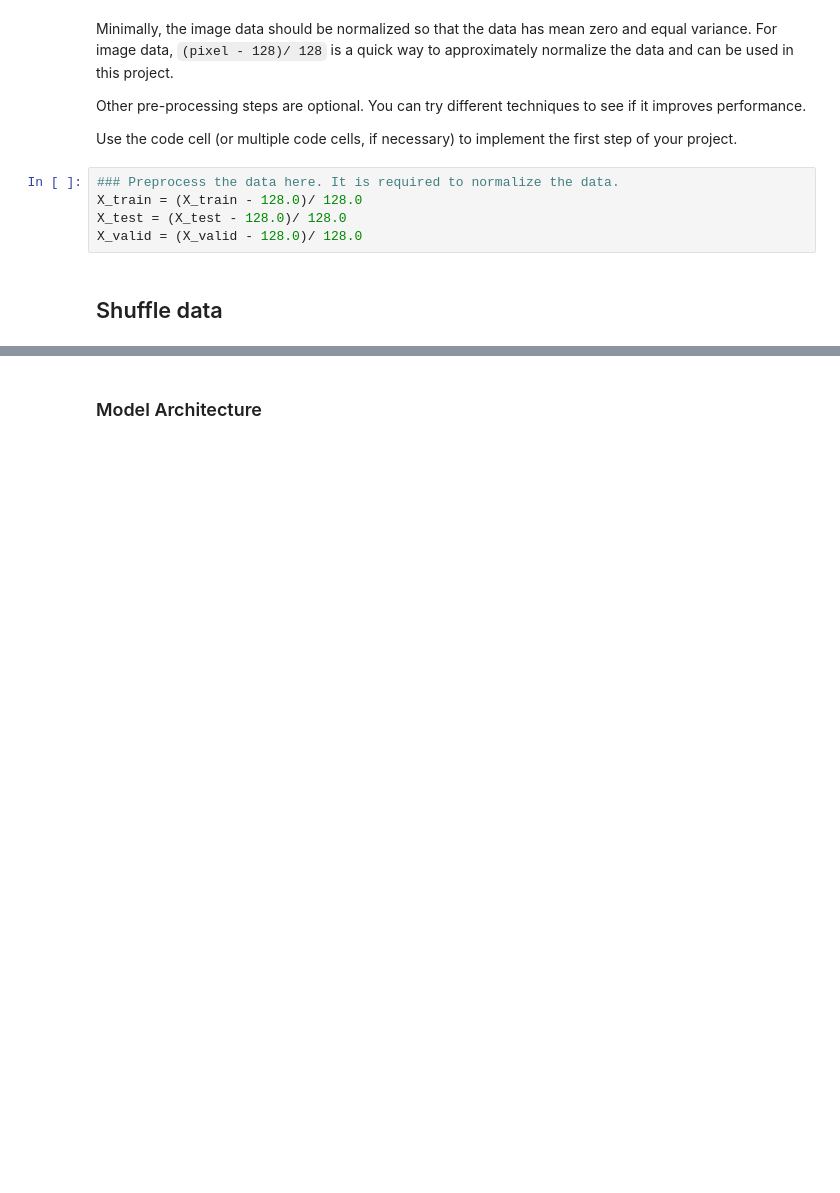
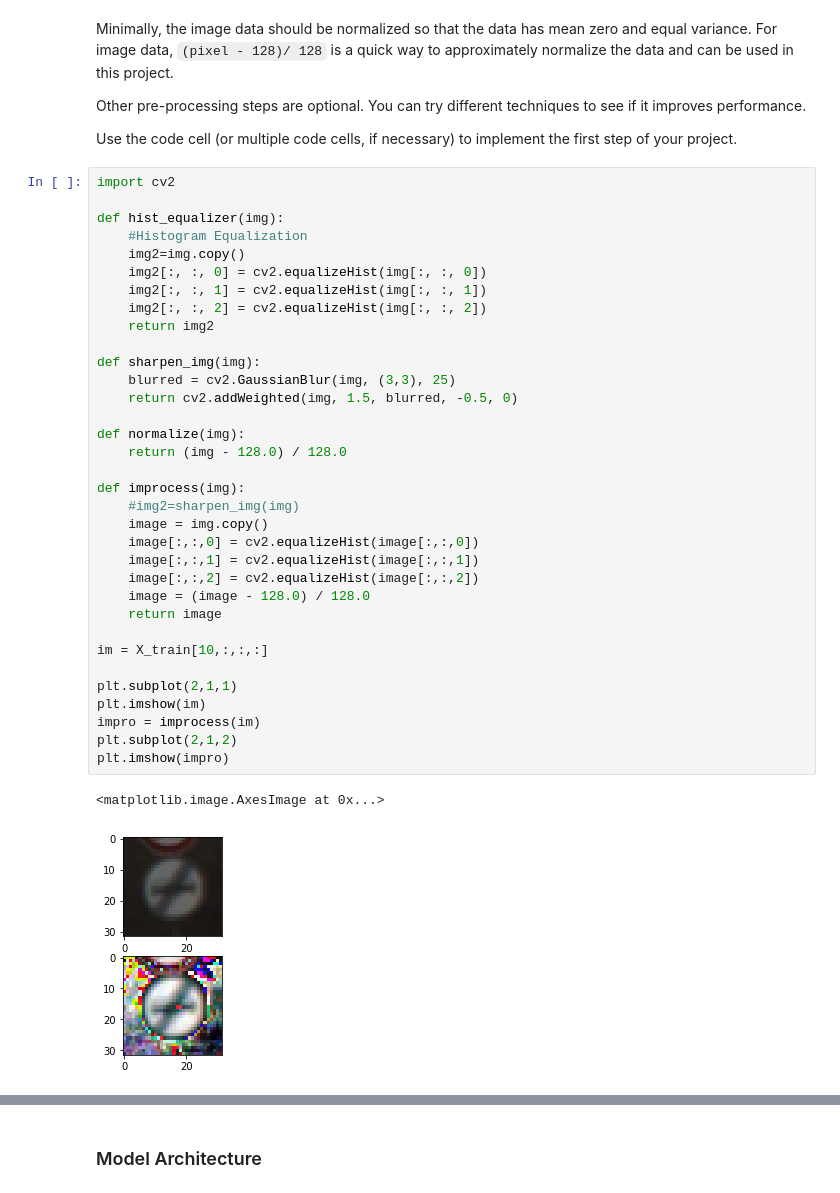
Before and after one commit to ahmadesh/Udacity-CarND-Term1-Traffic-Sign-Classifier, a Jupyter notebook: Traffic_Sign_Classifier.ipynb, the cells around one changed output, grey strips where cells are left out. Cells and saved outputs as stored; diff of their text form; blank space fills up the shorter version.

Commit message:
modified data preprocessing

```diff
--- a/Traffic_Sign_Classifier.ipynb
+++ b/Traffic_Sign_Classifier.ipynb
@@ -120,10 +136,40 @@ Minimally, the image data should be normalized so that the data has mean zero an
 Other pre-processing steps are optional. You can try different techniques to see if it improves performance.
 
 Use the code cell (or multiple code cells, if necessary) to implement the first step of your project.
-# %%
-### Preprocess the data here. It is required to normalize the data.
-X_train = (X_train - 128.0)/ 128.0
-X_test = (X_test - 128.0)/ 128.0
-X_valid = (X_valid - 128.0)/ 128.0
-# %% [markdown]
-## Shuffle data
+# %%
+import cv2
+
+def hist_equalizer(img):
+    #Histogram Equalization
+    img2=img.copy()
+    img2[:, :, 0] = cv2.equalizeHist(img[:, :, 0])
+    img2[:, :, 1] = cv2.equalizeHist(img[:, :, 1])
+    img2[:, :, 2] = cv2.equalizeHist(img[:, :, 2])
+    return img2
+
+def sharpen_img(img):
+    blurred = cv2.GaussianBlur(img, (3,3), 25)
+    return cv2.addWeighted(img, 1.5, blurred, -0.5, 0)
+
+def normalize(img):
+    return (img - 128.0) / 128.0
+
+def improcess(img):
+    #img2=sharpen_img(img)
+    image = img.copy()
+    image[:,:,0] = cv2.equalizeHist(image[:,:,0])
+    image[:,:,1] = cv2.equalizeHist(image[:,:,1])
+    image[:,:,2] = cv2.equalizeHist(image[:,:,2])
+    image = (image - 128.0) / 128.0
+    return image
+
+im = X_train[10,:,:,:]
+
+plt.subplot(2,1,1)
+plt.imshow(im)
+impro = improcess(im)
+plt.subplot(2,1,2)
+plt.imshow(impro)
+# %% [output]
+<matplotlib.image.AxesImage at 0x...>
+[figure, added]
```
Also changed, not shown: parts of 13 cells of this notebook, 3 other files.
